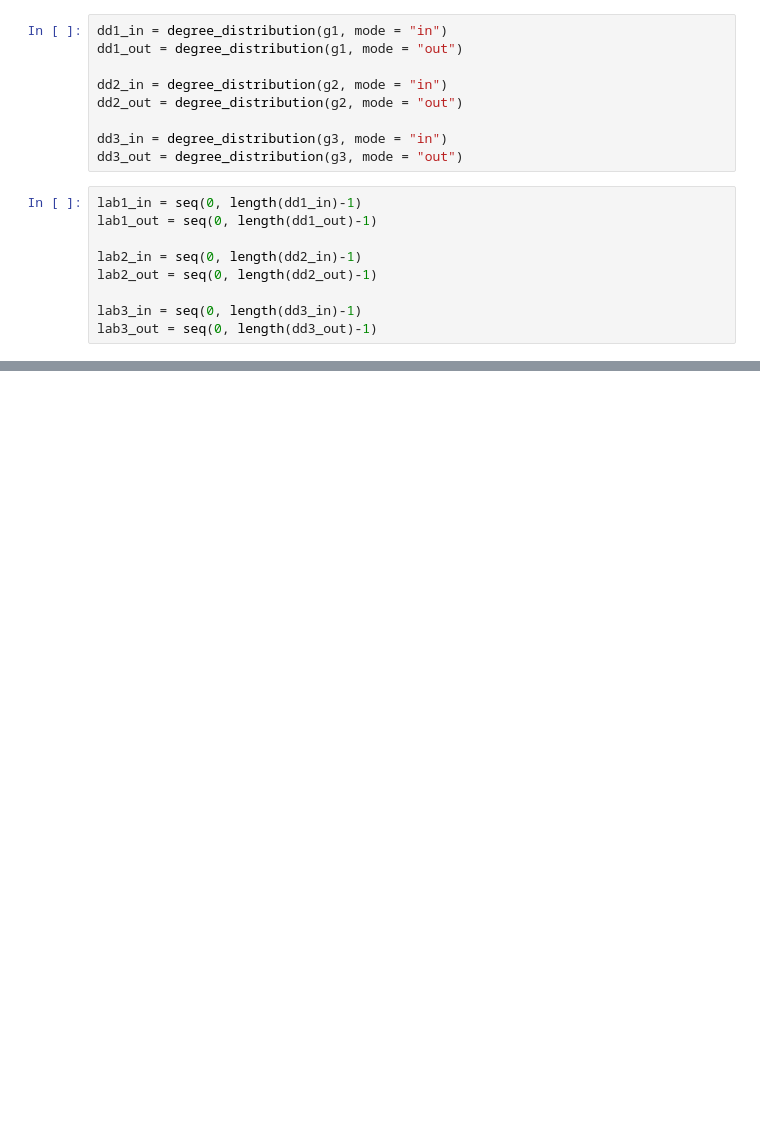
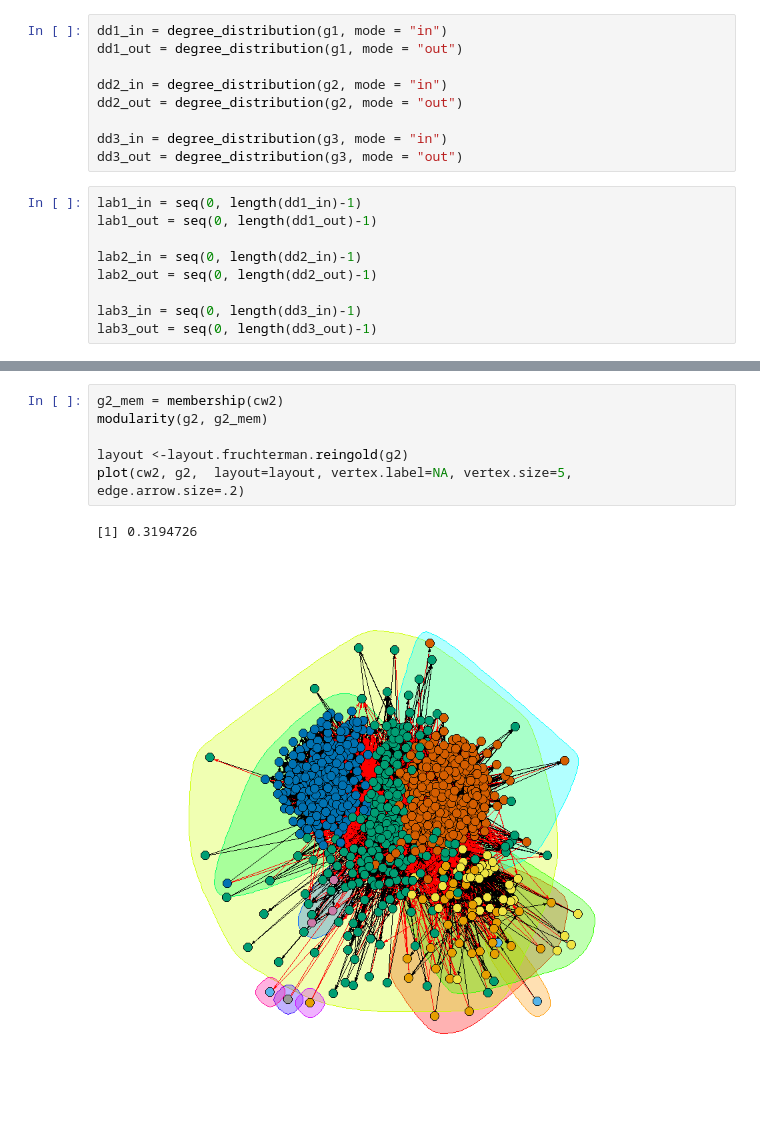
Before and after one commit to rupadevan94/large-scale-data-mining, a Jupyter notebook: LSSN/Project2/google_plus_R.ipynb, the cells around one changed output, grey strips where cells are left out. Saved outputs shown, nothing was run; the diff lists cells and outputs as text; blank space fills up the shorter version.

```diff
--- a/LSSN/Project2/google_plus_R.ipynb
+++ b/LSSN/Project2/google_plus_R.ipynb
@@ -155,0 +158,9 @@ plot(tail(lab3_out, -1), tail(dd3_out, -1), type="l", main="Out Degree Distribut
+# %%
+g2_mem = membership(cw2)
+modularity(g2, g2_mem)
+
+layout <-layout.fruchterman.reingold(g2)
+plot(cw2, g2,  layout=layout, vertex.label=NA, vertex.size=5, edge.arrow.size=.2)
+# %% [output]
+[1] 0.3194726
+[figure, added]
```
Also changed, not shown: parts of 29 cells of this notebook.
